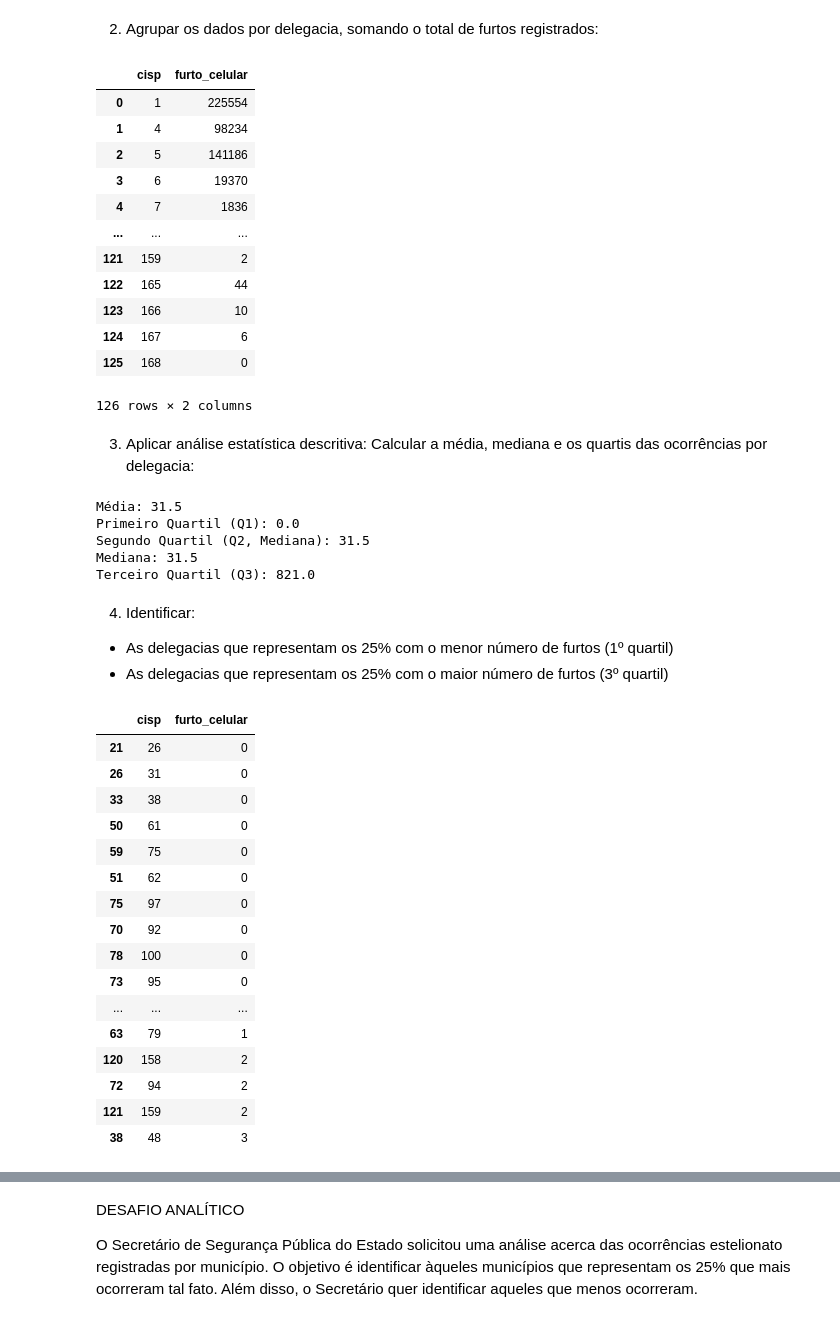
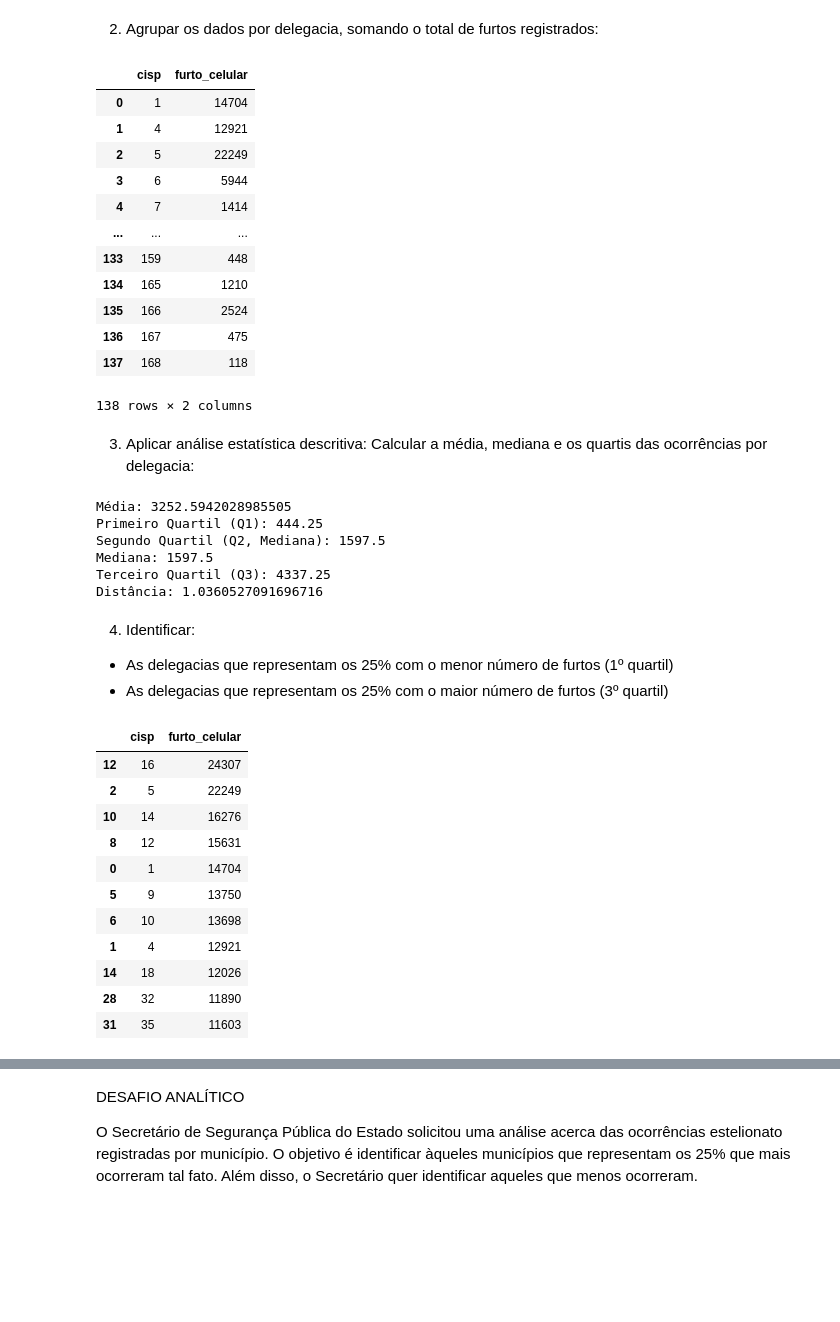
Before and after one commit to Fani-Oliveira/Repo_Senac, a Jupyter notebook: DESAFIO_ANALITICO.ipynb, the cells around one changed output, grey strips where cells are left out. Saved outputs shown, nothing was run; the diff lists cells and outputs as text; code cells hidden in the pictures; blank space fills up the shorter version.

```diff
--- a/DESAFIO_ANALITICO.ipynb
+++ b/DESAFIO_ANALITICO.ipynb
@@ -40,22 +21,22 @@ ocorrencias_furto_cel
 # %% [markdown]
 2. Agrupar os dados por delegacia, somando o total de furtos registrados:
 # %%
-ocorrencias_furto_cel = ocorrencias_furto_cel.groupby('cisp')['furto_celular'].sum().reset_index()
+ocorrencias_furto_cel = ocorrencias.groupby('cisp')['furto_celular'].sum().reset_index()
 ocorrencias_furto_cel
 # %% [output]
 |  | cisp | furto_celular |
-| 0 | 1 | 225554 |
-| 1 | 4 | 98234 |
-| 2 | 5 | 141186 |
-| 3 | 6 | 19370 |
-| 4 | 7 | 1836 |
+| 0 | 1 | 14704 |
+| 1 | 4 | 12921 |
+| 2 | 5 | 22249 |
+| 3 | 6 | 5944 |
+| 4 | 7 | 1414 |
 | ... | ... | ... |
-| 121 | 159 | 2 |
-| 122 | 165 | 44 |
-| 123 | 166 | 10 |
-| 124 | 167 | 6 |
-| 125 | 168 | 0 |
+| 133 | 159 | 448 |
+| 134 | 165 | 1210 |
+| 135 | 166 | 2524 |
+| 136 | 167 | 475 |
+| 137 | 168 | 118 |
-126 rows × 2 columns
+138 rows × 2 columns
 # %% [markdown]
 3. Aplicar análise estatística descritiva:
 Calcular a média, mediana e os quartis das ocorrências por delegacia:
@@ -63,46 +44,47 @@ Calcular a média, mediana e os quartis das ocorrências por delegacia:
 furto_celular_array = np.array(ocorrencias_furto_cel["furto_celular"])
 # %%
 mediana = np.median(furto_celular_array)
-media = np.median(furto_celular_array)
+media = np.mean(furto_celular_array)
 q1 = np.percentile(furto_celular_array, 25)
 q2 = np.percentile(furto_celular_array, 50)
 q3 = np.percentile (furto_celular_array, 75)
+distancia = (media - mediana)/mediana
+iqr = q3 - q1
+limite_superior = q3 + (1.5 * iqr)
+limite_inferior = q1 - (1.5 * iqr)
 print(f'Média: {media}')
 print(f'Primeiro Quartil (Q1): {q1}')
 print(f'Segundo Quartil (Q2, Mediana): {q2}')
 print(f'Mediana: {mediana}')
 print(f'Terceiro Quartil (Q3): {q3}')
+print(f'Distância: {distancia}')
 # %% [output]
-Média: 31.5
-Primeiro Quartil (Q1): 0.0
-Segundo Quartil (Q2, Mediana): 31.5
-Mediana: 31.5
-Terceiro Quartil (Q3): 821.0
+Média: 3252.5942028985505
+Primeiro Quartil (Q1): 444.25
+Segundo Quartil (Q2, Mediana): 1597.5
+Mediana: 1597.5
+Terceiro Quartil (Q3): 4337.25
+Distância: 1.0360527091696716
 # %% [markdown]
 4. Identificar:
 - As delegacias que representam os 25% com o menor número de furtos (1º quartil)
 - As delegacias que representam os 25% com o maior número de furtos (3º quartil)
 # %%
-menores_ocorrencias = ocorrencias_furto_cel.loc[ocorrencias_furto_cel['furto_celular'] <= q1]
-menores_ocorrencias.sort_values(by="furto_celular")
+furtos_outliers = ocorrencias_furto_cel.loc[ocorrencias_furto_cel['furto_celular'] >= limite_superior]
+furtos_outliers.sort_values(by="furto_celular", ascending= False)
 # %% [output]
 |  | cisp | furto_celular |
-| 21 | 26 | 0 |
-| 26 | 31 | 0 |
-| 33 | 38 | 0 |
-| 50 | 61 | 0 |
-| 59 | 75 | 0 |
-| 51 | 62 | 0 |
-| 75 | 97 | 0 |
-| 70 | 92 | 0 |
-| 78 | 100 | 0 |
-| 73 | 95 | 0 |
-| ... | ... | ... |
-| 63 | 79 | 1 |
-| 120 | 158 | 2 |
-| 72 | 94 | 2 |
-| 121 | 159 | 2 |
-| 38 | 48 | 3 |
+| 12 | 16 | 24307 |
+| 2 | 5 | 22249 |
+| 10 | 14 | 16276 |
+| 8 | 12 | 15631 |
+| 0 | 1 | 14704 |
+| 5 | 9 | 13750 |
+| 6 | 10 | 13698 |
+| 1 | 4 | 12921 |
+| 14 | 18 | 12026 |
+| 28 | 32 | 11890 |
+| 31 | 35 | 11603 |
 # %%
 maiores_ocorrencias = ocorrencias_furto_cel.loc[ocorrencias_furto_cel['furto_celular'] >= q3]
 maiores_ocorrencias.sort_values(by="furto_celular", ascending= False)
```
Also changed, not shown: parts of 6 cells of this notebook, 3 other files.
